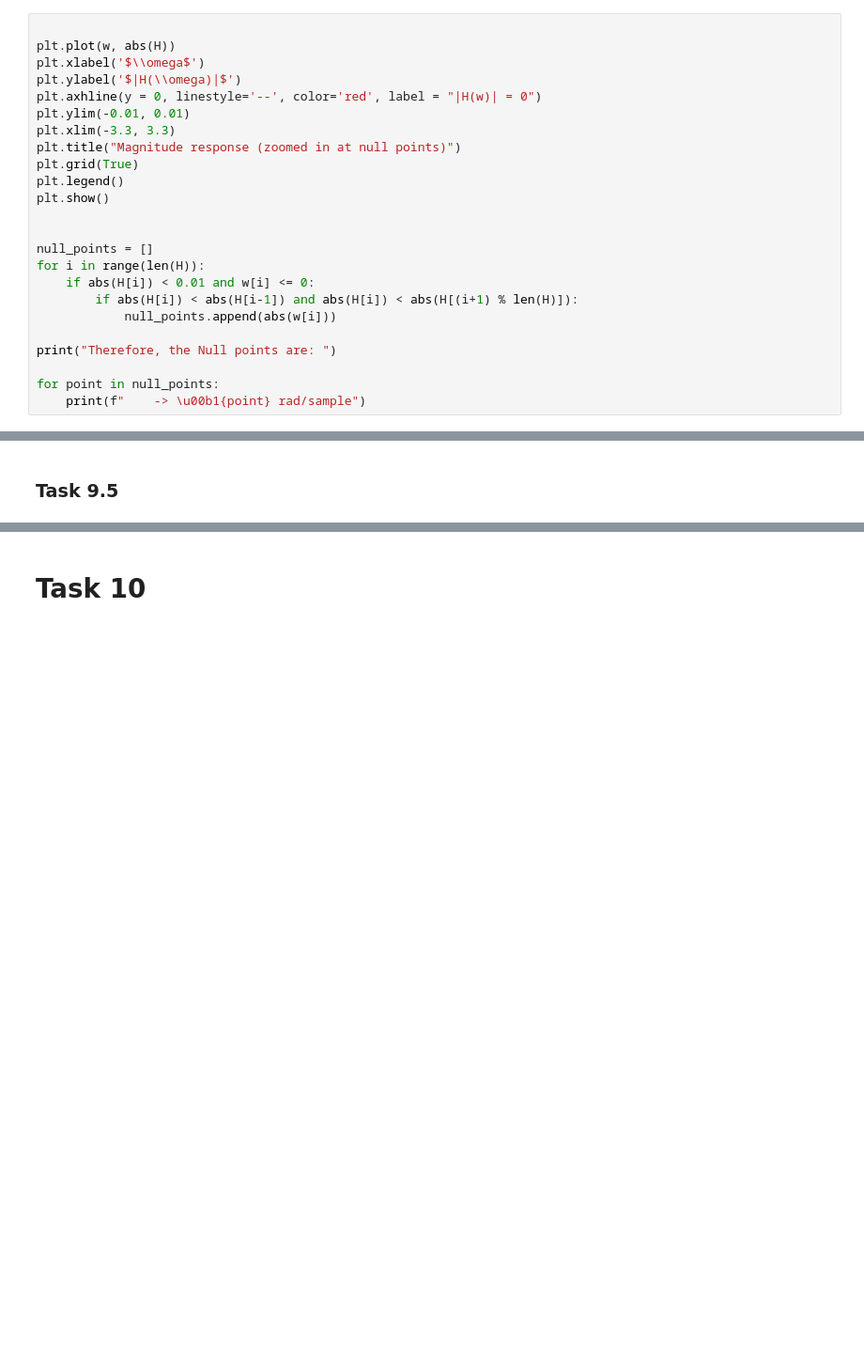
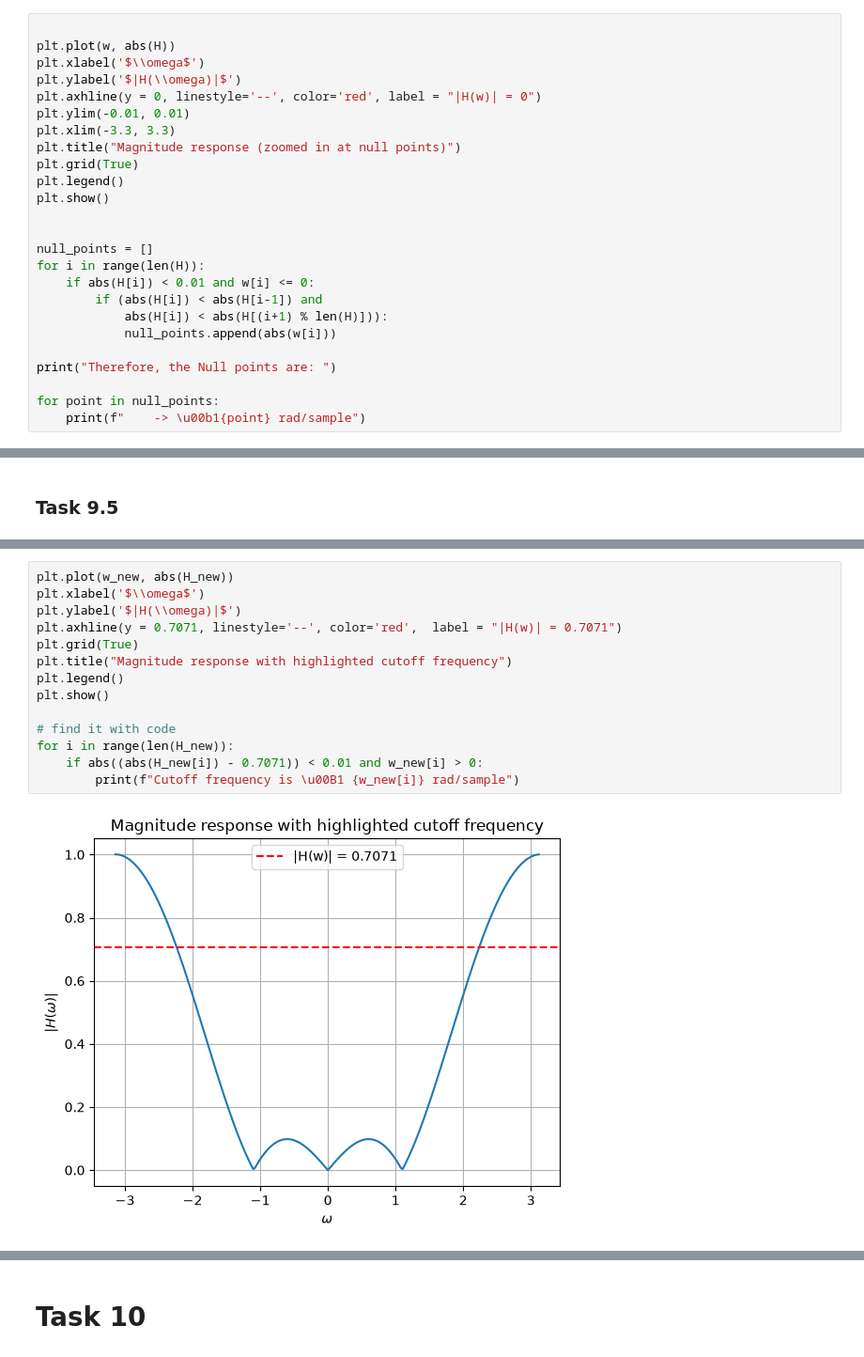
Before and after one commit to davgal27/Signal-Analysis, a Jupyter notebook: DSP-FIR-filter-freqresp/practical3.ipynb, the cells around one changed output, grey strips where cells are left out. Shown at 94% size. Saved outputs shown, nothing was run; the diff lists cells and outputs as text; blank space fills up the shorter version.

```diff
--- a/DSP-FIR-filter-freqresp/practical3.ipynb
+++ b/DSP-FIR-filter-freqresp/practical3.ipynb
@@ -181,7 +181,8 @@ plt.show()
 null_points = []
 for i in range(len(H)):
     if abs(H[i]) < 0.01 and w[i] <= 0:
-        if abs(H[i]) < abs(H[i-1]) and abs(H[i]) < abs(H[(i+1) % len(H)]):
+        if (abs(H[i]) < abs(H[i-1]) and
+            abs(H[i]) < abs(H[(i+1) % len(H)])):
             null_points.append(abs(w[i]))
 
 print("Therefore, the Null points are: ")
@@ -380,0 +388,16 @@ plt.show()
+# %%
+plt.plot(w_new, abs(H_new))
+plt.xlabel('$\\omega$')
+plt.ylabel('$|H(\\omega)|$')
+plt.axhline(y = 0.7071, linestyle='--', color='red',  label = "|H(w)| = 0.7071")
+plt.grid(True)
+plt.title("Magnitude response with highlighted cutoff frequency")
+plt.legend()
+plt.show()
+
+# find it with code
+for i in range(len(H_new)):
+    if abs((abs(H_new[i]) - 0.7071)) < 0.01 and w_new[i] > 0:
+        print(f"Cutoff frequency is \u00B1 {w_new[i]} rad/sample")
+# %% [output]
+[figure, added]
```
Also changed, not shown: parts of 12 cells of this notebook, 2 other files.
